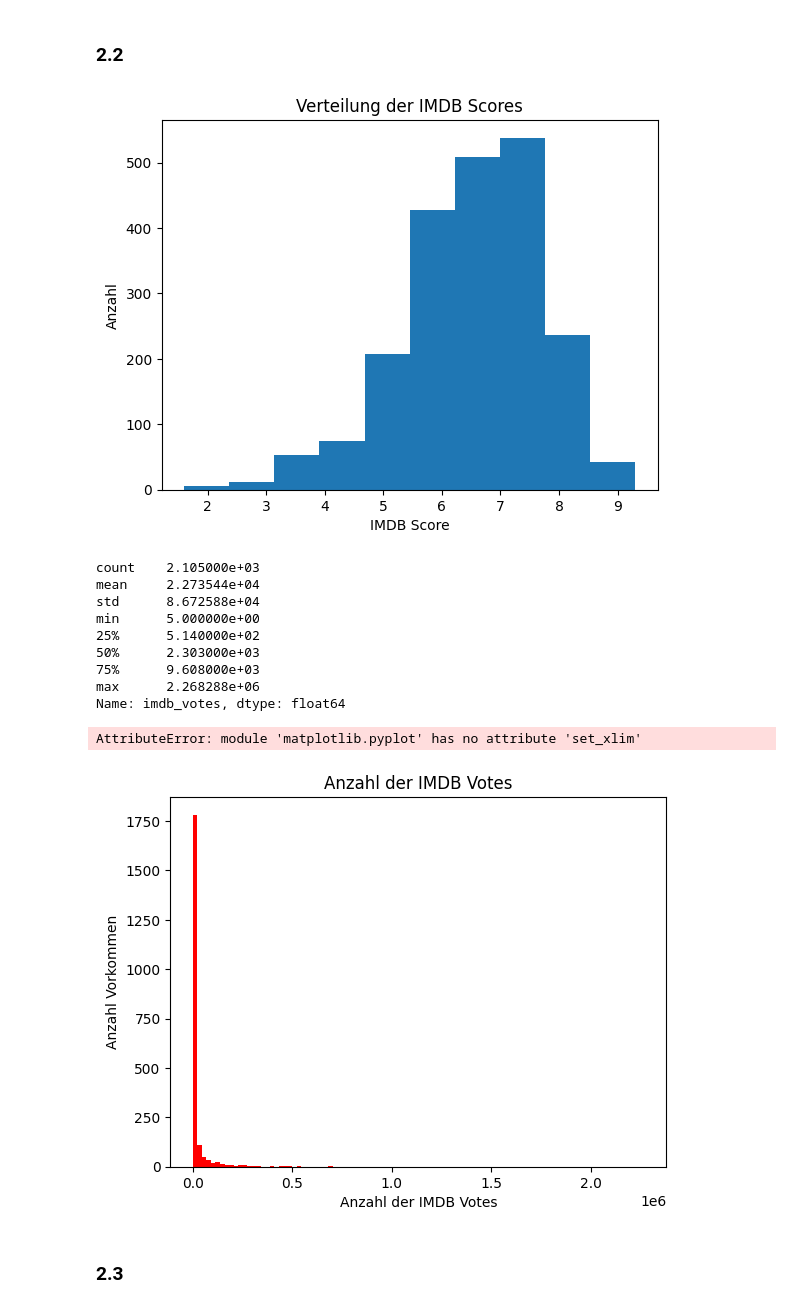
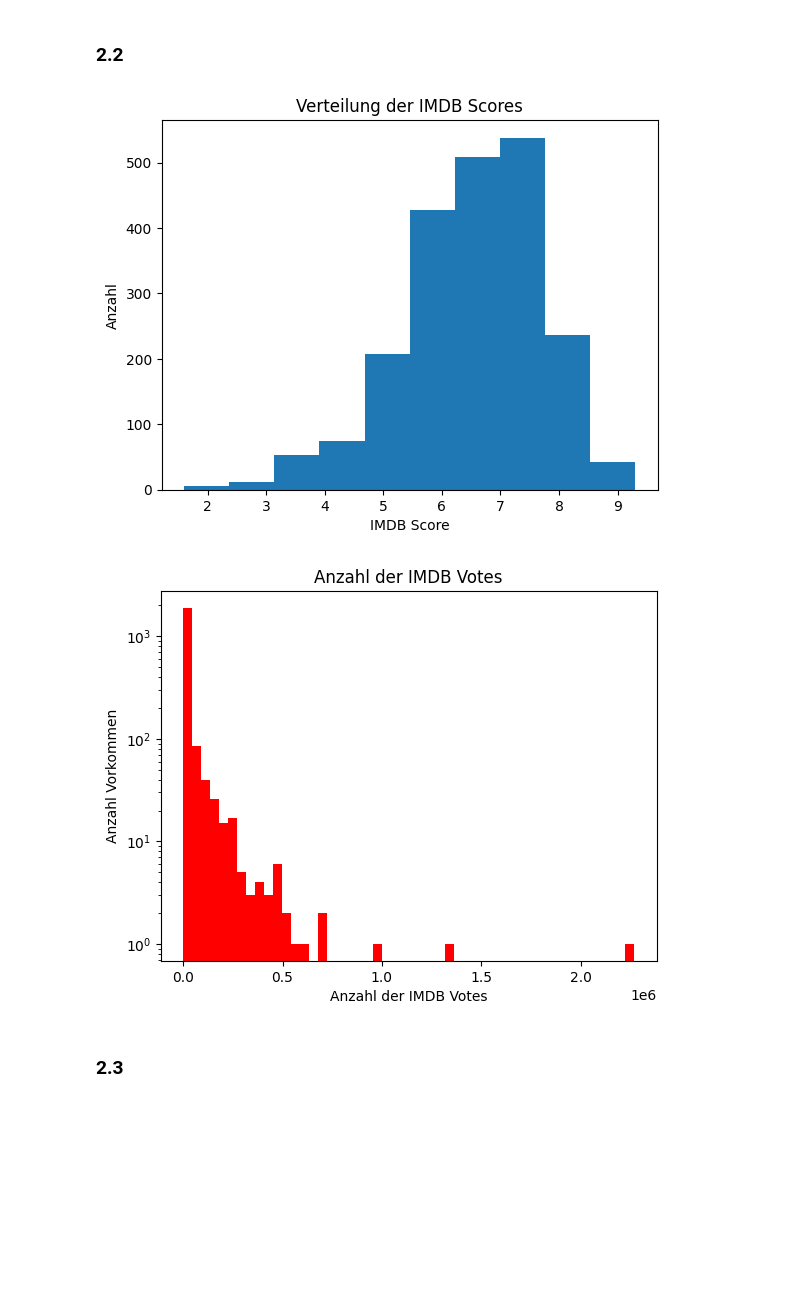
Before and after one commit to FruitPunchSamurai123/AKIML_Project_1, a Jupyter notebook: Teil 2.ipynb, the cells around one changed output. Drawn from its saved outputs; the diff is of its cells as text; code cells hidden in the pictures; blank space fills up the shorter version.

Commit message:
added plots #2

```diff
--- a/Teil 2.ipynb
+++ b/Teil 2.ipynb
@@ -27,38 +27,29 @@ imdb votes:
 # %%
 import pandas as pd
 import matplotlib.pyplot as plot
 
 data = pd.read_pickle('./files/train.pickle')
 
+#imdb score histogram
 plot.hist(data['imdb_score'], bins=10)
 plot.title('Verteilung der IMDB Scores')
 plot.xlabel('IMDB Score')
 plot.ylabel('Anzahl')
 plot.show()
 
-print(data['imdb_votes'].describe())
+#imdb votes histogram
+plot.hist(data['imdb_votes'], bins=50,histtype='stepfilled', color='red')
 
-plot.hist(data['imdb_votes'], bins=100,histtype='stepfilled', color='red')
-xa = plot.gca()
-xa.set_xlim(5.140000e02, 9.608000e03)
+#set y-axis to logarithmic scale (makes it easier to see the distribution)
+plot.yscale('log')
+
 plot.title('Anzahl der IMDB Votes')
 plot.xlabel('Anzahl der IMDB Votes')
 plot.ylabel('Anzahl Vorkommen')
-
 plot.show()
 # %% [output]
 [figure]
-count    2.105000e+03
-mean     2.273544e+04
-std      8.672588e+04
-min      5.000000e+00
-25%      5.140000e+02
-50%      2.303000e+03
-75%      9.608000e+03
-max      2.268288e+06
-Name: imdb_votes, dtype: float64
-AttributeError: module 'matplotlib.pyplot' has no attribute 'set_xlim'
-[figure, old version]
+[figure, new version]
 # %% [markdown]
 ### 2.3
 # %% [markdown]
```
